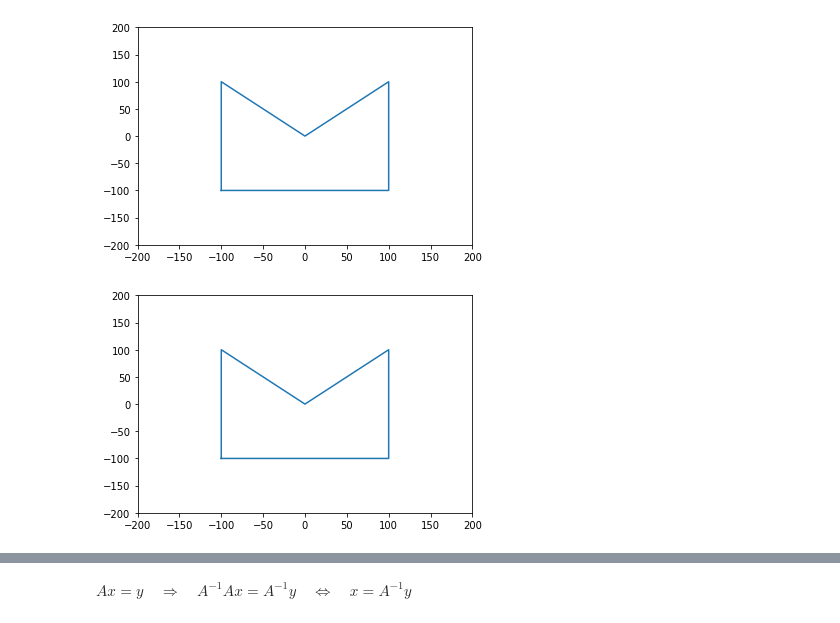
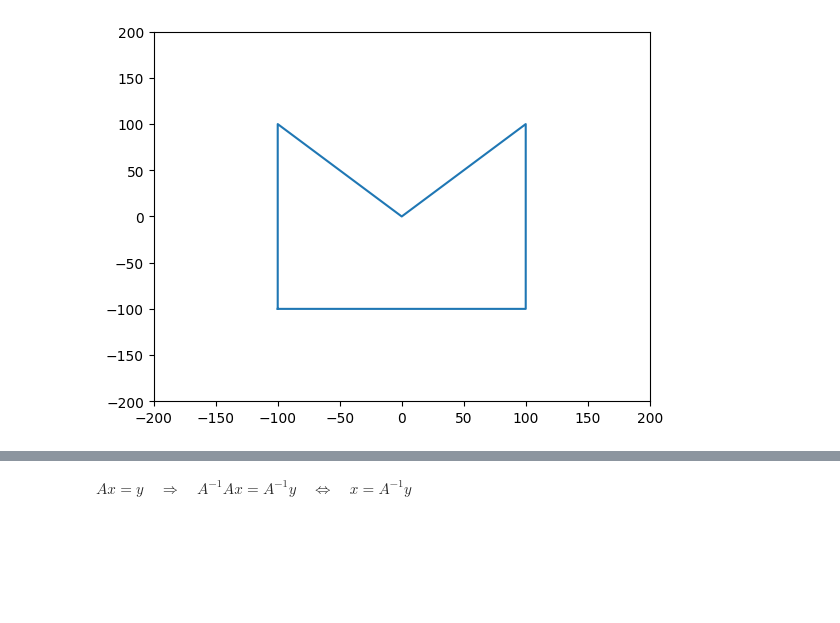
Before and after one commit to Hasselfrau/MDS, a Jupyter notebook: HW_2.ipynb, the cells around one changed output, grey strips where cells are left out. Cells and saved outputs as stored; diff of their text form; code cells hidden in the pictures; blank space fills up the shorter version.

```diff
--- a/HW_2.ipynb
+++ b/HW_2.ipynb
@@ -106,14 +101,13 @@ turn(A, 130)
 # %%
-# Отразить объект относительно прямой y=x
+# Mirror object with respect to y=x
 
 @plotter
-def reflect(mat):
+def mirror(mat):
     transform_matrix = np.array([[0, 1],
                                  [1, 0]])
     return mat @ transform_matrix
 # %%
-reflect(A)
+mirror(A)
 # %% [output]
-[figure, old version]
+[figure, new version]
-[figure, removed]
 # %%
```
Also changed, not shown: parts of 18 cells of this notebook.
